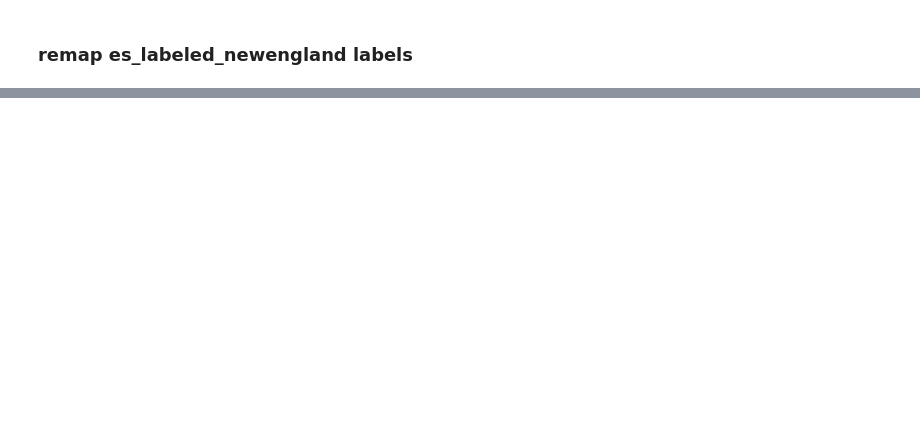
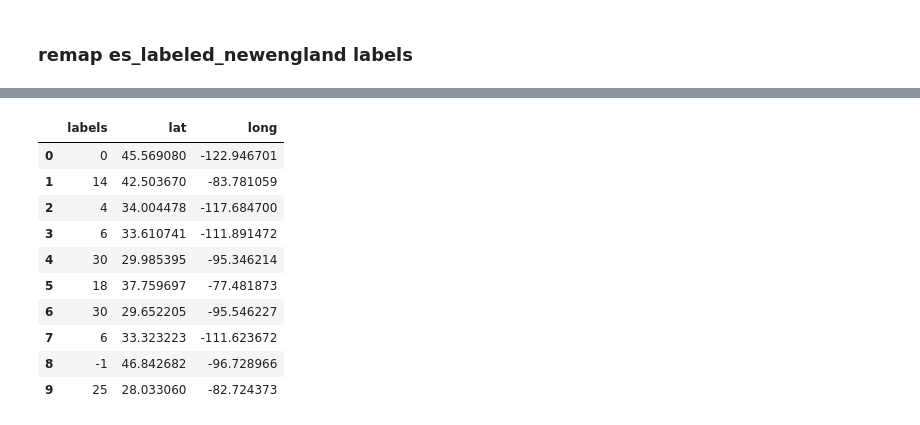
Before and after one commit to herbsh/solar_project, a Jupyter notebook: 1_code/step1_clustering.ipynb, the cells around one changed output, grey strips where cells are left out. Cells and saved outputs as stored; diff of their text form; code cells hidden in the pictures; blank space fills up the shorter version.

```diff
--- a/1_code/step1_clustering.ipynb
+++ b/1_code/step1_clustering.ipynb
@@ -41,8 +45,7 @@ version='dec_06'
 # %%
 import os
 import pandas as pd
-#os.chdir('C:/Users/herbi/Google Drive/Current_SolarResearch/working_estimation_august')
-total_df_url='C:/Users/Herbie Huang/Google Drive/Current_SolarResearch/working_oct/dec14_total_df.csv'
+total_df_url='../0_data/dec14_total_df.csv'
 total_df=pd.read_csv(total_df_url)
 #total_coords=get_coords(total_df)
 # %% [markdown]
@@ -239,4 +231,0 @@ es_labeled.to_csv('es_labeled'+parameters+'.csv')
-# %%
-import pandas as pd
-parameters='90_100_2'
-es_labeled=pd.read_csv('es_labeled'+parameters+'.csv')
@@ -373,8 +315,6 @@ es_labeled_newengland.describe()
 di_neweng_label = {0:33, 1:34 ,2:35 ,3:36,-1:17}
 es_labeled_newengland_copy=es_labeled_newengland
 es_labeled_newengland_copy=es_labeled_newengland_copy.replace({"labels": di_neweng_label})
-# %%
-es_labeled=es_labeled.drop(columns=['Unnamed: 0'])
 # %%
 es_labeled_new=pd.concat([es_labeled[es_labeled['labels']!=17],es_labeled_newengland_copy])
 # %%
@@ -381,0 +332,14 @@ es_labeled_new.describe()
+# %%
+es_labeled_new.head(10)
+# %% [output]
+|  | labels | lat | long |
+| 0 | 0 | 45.569080 | -122.946701 |
+| 1 | 14 | 42.503670 | -83.781059 |
+| 2 | 4 | 34.004478 | -117.684700 |
+| 3 | 6 | 33.610741 | -111.891472 |
+| 4 | 30 | 29.985395 | -95.346214 |
+| 5 | 18 | 37.759697 | -77.481873 |
+| 6 | 30 | 29.652205 | -95.546227 |
+| 7 | 6 | 33.323223 | -111.623672 |
+| 8 | -1 | 46.842682 | -96.728966 |
+| 9 | 25 | 28.033060 | -82.724373 |
```
Also changed, not shown: parts of 36 cells of this notebook, 2 other files.
